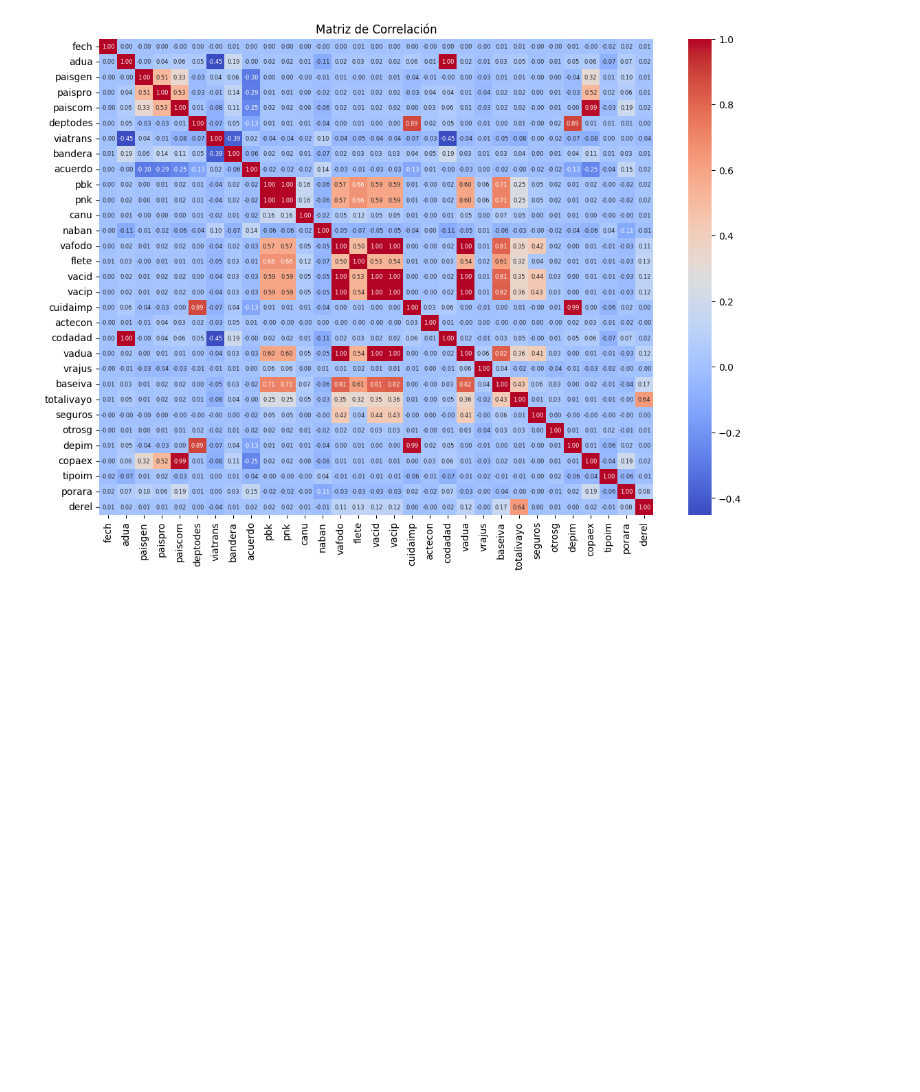
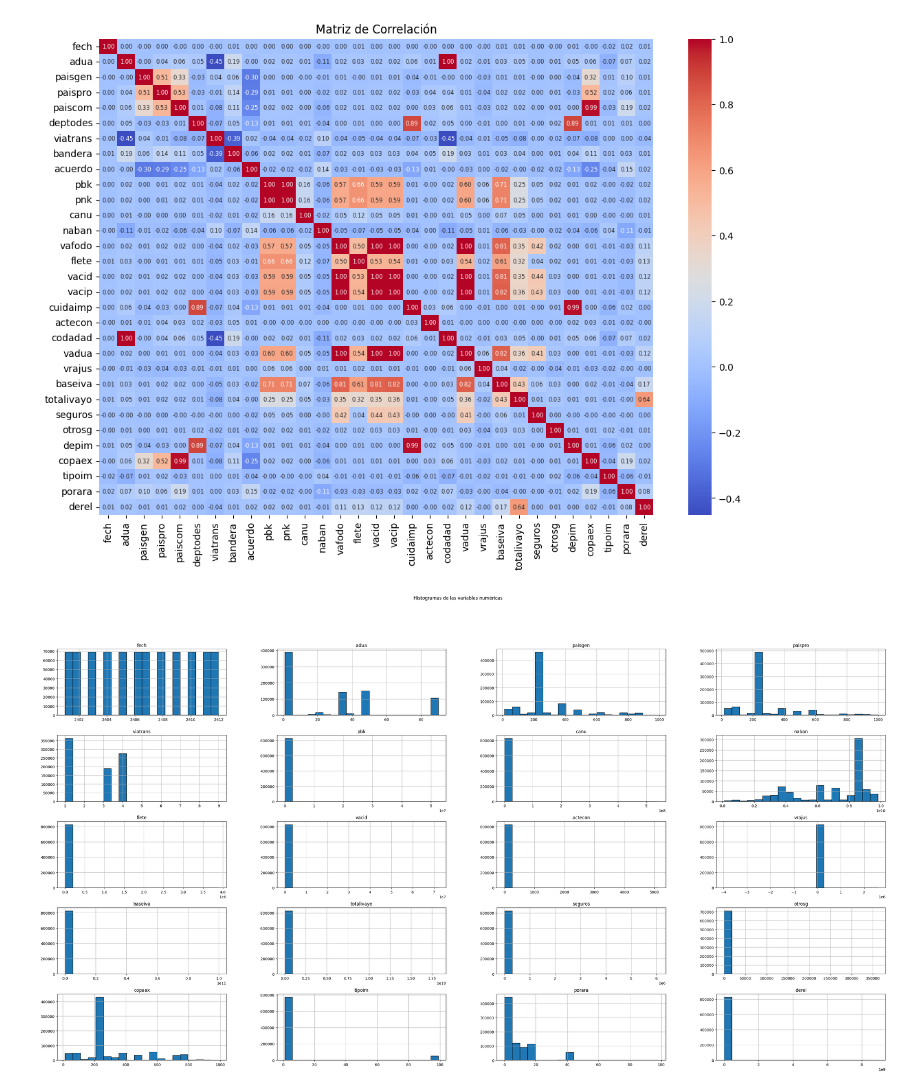
Before and after one commit to erramirezc1/MIAD-DDSA-Proyecto, a Jupyter notebook: notebooks/proyecto_despliegue_soluciones.ipynb, the cells around one changed output. Saved outputs shown, nothing was run; the diff lists cells and outputs as text; code cells hidden in the pictures; blank space fills up the shorter version.

Commit message:
Eliminacion de variables y tratamiento de valores faltantes

```diff
--- a/notebooks/proyecto_despliegue_soluciones.ipynb
+++ b/notebooks/proyecto_despliegue_soluciones.ipynb
@@ -314,3 +304,34 @@ plt.title("Matriz de Correlación")
 plt.show()
 # %% [output]
 [figure]
+# %%
+# Eliminación de columnas según análisis previo
+
+dfimp24.drop(columns='acuerdo', inplace=True) #por la cantidad de datos faltantes, es mejor eliminarla
+dfimp24.drop(columns='pnk', inplace=True) #Eliminamos por correlación perfecta con peso bruta
+
+dfimp24.drop(columns='vafodo', inplace=True) #Eliminamos por correlación con vacid y vacip es la conversión en su moneda (mismo valor)
+dfimp24.drop(columns='vacip', inplace=True)
+
+dfimp24.drop(columns='cuidaimp', inplace=True) # eliminar por relación perfecta con departamento de importación
+dfimp24.drop(columns='depim', inplace=True)
+dfimp24.drop(columns='deptodes', inplace=True)
+dfimp24.drop(columns='cuidaexp', inplace=True)
+
+dfimp24.drop(columns='bandera', inplace=True)
+
+dfimp24.drop(columns='codadad', inplace=True) #nos quedamos con Adua codigo de la aduana
+
+dfimp24.drop(columns='luin', inplace=True) #se eliminan por granularidad, iremos directo por país
+dfimp24.drop(columns='codluin', inplace=True)
+
+dfimp24.drop(columns='paiscom', inplace=True) # se elimina por relación perfecta con copaex
+
+dfimp24.drop(columns='vadua', inplace=True) # se elimina por relación perfecta con la variable objetivo vacid
+# %%
+# Visualización de histogramas para variables numéricas restantes
+dfimp24.hist(figsize=(40, 20), bins=20, edgecolor='black')
+plt.suptitle("Histogramas de las variables numéricas")
+plt.show()
+# %% [output]
+[figure, added]
```
Also changed, not shown: parts of 14 cells of this notebook, 1 other file.
